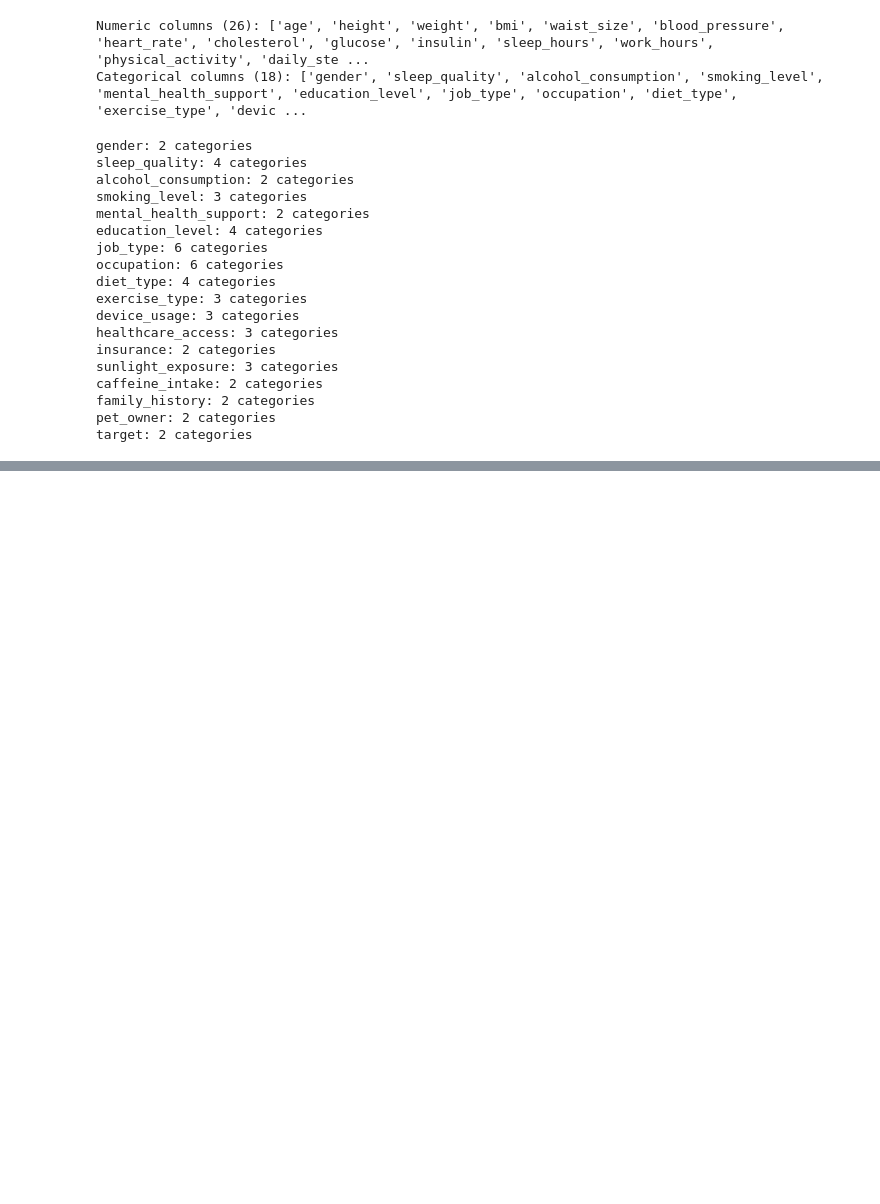
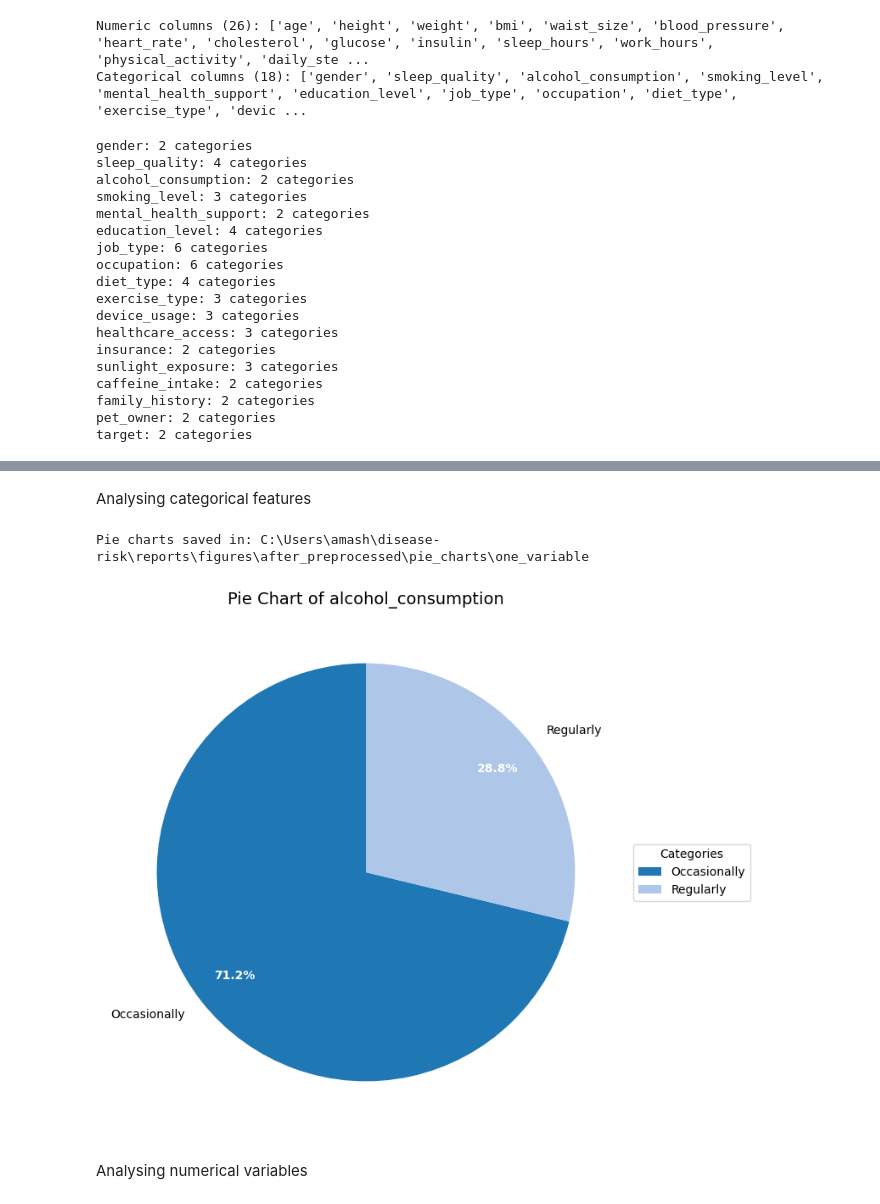
Before and after one commit to Ravidujee19/disease-risk, a Jupyter notebook: reports/2nd.ipynb, the cells around one changed output, grey strips where cells are left out. Saved outputs shown, nothing was run; the diff lists cells and outputs as text; code cells hidden in the pictures; blank space fills up the shorter version.

```diff
--- a/reports/2nd.ipynb
+++ b/reports/2nd.ipynb
@@ -152,0 +903,53 @@ Figures will be saved in: C:\Users\amash\disease-risk\reports\reports\figures\af
+# %% [markdown]
+ Analysing categorical features
+# %%
+#Drawing pie charts for per categorical variables
+output_folder = r"pie_charts\one_variable"
+
+for col in categorical_vars:
+    plt.figure(figsize=(8, 8))
+
+    counts = df[col].value_counts()
+
+    # Unpack the return values of plt.pie
+    wedges, texts, autotexts = plt.pie(
+        counts,
+        labels=counts.index,
+        autopct='%1.1f%%',
+        startangle=90,
+        colors=plt.cm.tab20.colors,
+        pctdistance=0.8
+    )
+
+    # Style percentages inside slices
+    for autotext in autotexts:
+        autotext.set_color('white')
+        autotext.set_fontsize(10)
+        autotext.set_fontweight('bold')
+
+    # Add title
+    plt.title(f"Pie Chart of {col}", fontsize=14)
+
+    # Place legend outside the pie
+    plt.legend(
+        wedges,
+        counts.index,
+        title="Categories",
+        loc="center left",
+        bbox_to_anchor=(1, 0, 0.5, 1)
+    )
+
+    # Save figure
+    save_path = os.path.join(output_folder, f"{col}_pie.png")
+    plt.savefig(save_path, bbox_inches="tight")
+    plt.close()
+
+print(f"Pie charts saved in: {os.path.abspath(output_folder)}")
+# %% [output]
+Pie charts saved in: C:\Users\amash\disease-risk\reports\figures\after_preprocessed\pie_charts\one_variable
+# %%
+display(Image(filename="pie_charts/one_variable/alcohol_consumption_pie.png"))
+# %% [output]
+[figure, added]
+# %% [markdown]
+Analysing numerical variables
```
Also changed, not shown: parts of 29 cells of this notebook.
